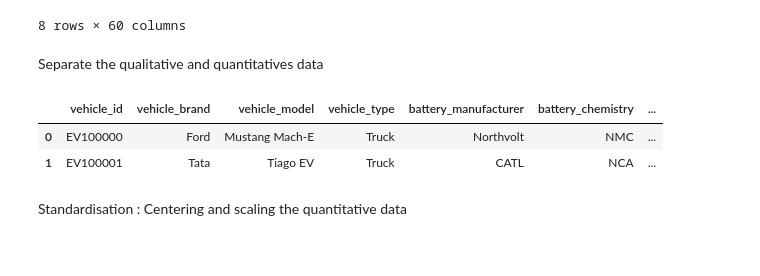
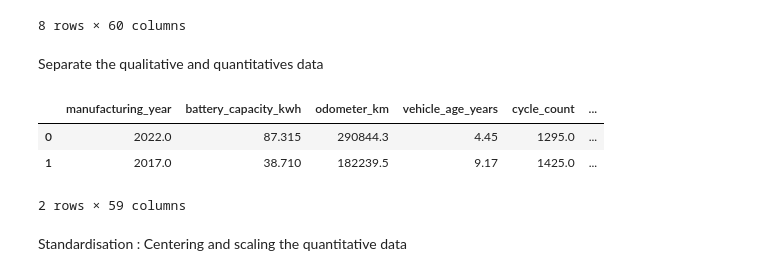
Before and after one commit to Alexis-Devillard/battery_health_prediction, a Jupyter notebook: PCA.ipynb, the cells around one changed output. Cells and saved outputs as stored; diff of their text form; code cells hidden in the pictures.

```diff
--- a/PCA.ipynb
+++ b/PCA.ipynb
@@ -44,19 +44,20 @@ Separate the qualitative and quantitatives data
 # %%
 # Separate battery_failure which is a boolean and not a quantitative value
 data['battery_failure'] = data['battery_failure'].astype('category')
 
 # Separate data
 df_quanti = data.select_dtypes(include='number')
 df_quali = data.select_dtypes(exclude='number')
 
 # Fill the NaN in the data (necessary for the next steps)
 df_quanti = df_quanti.fillna(df_quanti.median())
 
-df_quali.head(2)
+df_quanti.head(2)
 # %% [output]
-|  | vehicle_id | vehicle_brand | vehicle_model | vehicle_type | battery_manufacturer | battery_chemistry | ... |
-| 0 | EV100000 | Ford | Mustang Mach-E | Truck | Northvolt | NMC | ... |
-| 1 | EV100001 | Tata | Tiago EV | Truck | CATL | NCA | ... |
+|  | manufacturing_year | battery_capacity_kwh | odometer_km | vehicle_age_years | cycle_count | ... |
+| 0 | 2022.0 | 87.315 | 290844.3 | 4.45 | 1295.0 | ... |
+| 1 | 2017.0 | 38.710 | 182239.5 | 9.17 | 1425.0 | ... |
+2 rows × 59 columns
 # %% [markdown]
 Standardisation : Centering and scaling the quantitative data
 # %%
```
Also changed, not shown: parts of 6 cells of this notebook.
